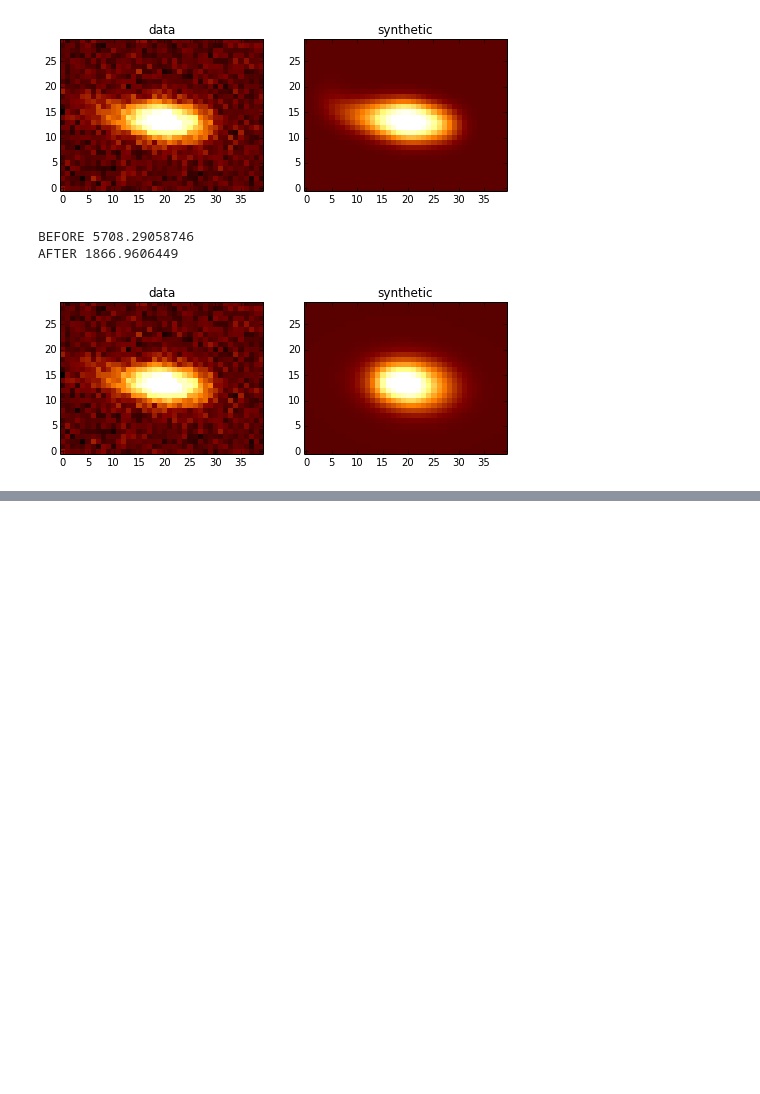
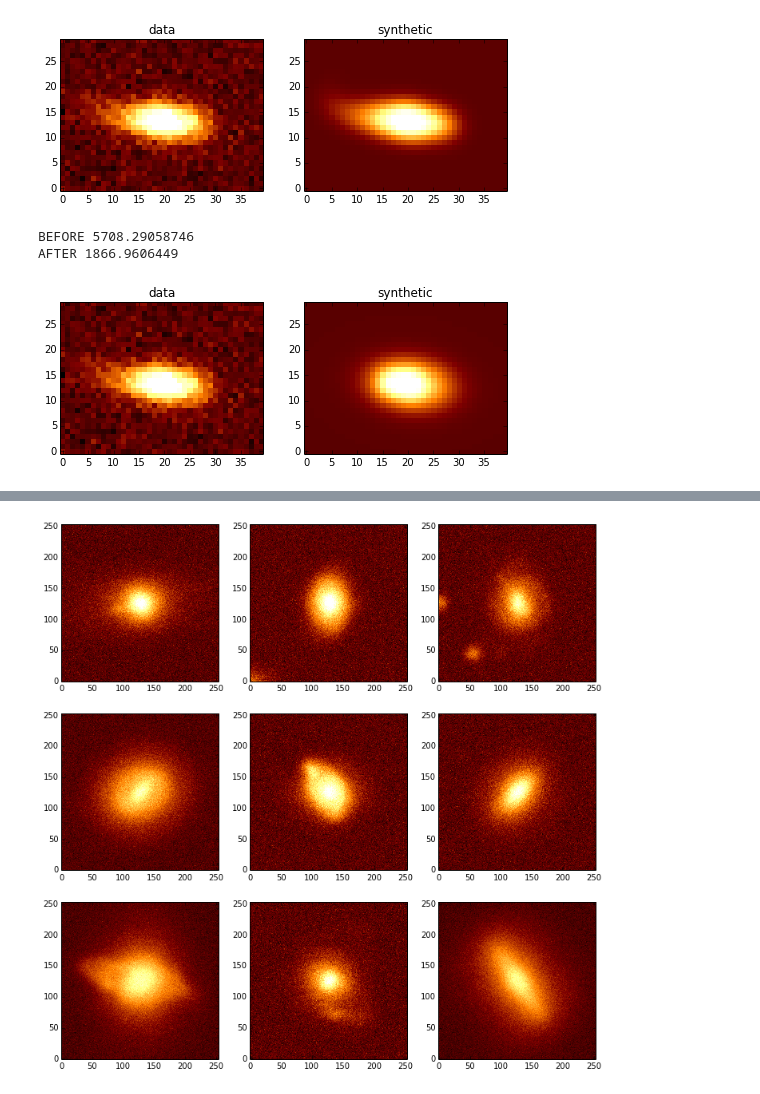
Before and after one commit to davidwhogg/DeprojectAllGalaxies, a Jupyter notebook: astrohack_projections.ipynb, the cells around one changed output, grey strips where cells are left out. Cells and saved outputs as stored; diff of their text form; code cells hidden in the pictures; blank space fills up the shorter version.

Commit message:
added illustrise simulations results and their fitting

```diff
--- a/astrohack_projections.ipynb
+++ b/astrohack_projections.ipynb
@@ -249,0 +239,46 @@ after B 1295.51157742
+# %%
+% matplotlib inline
+import matplotlib
+import matplotlib.pyplot as plt
+import numpy
+import numpy as np
+
+kwargs = {"interpolation": "nearest",
+          "cmap": "afmhot",
+          "origin": "lower"}
+
+matplotlib.rcParams['figure.figsize'] = 12, 12
+
+# plot a sample of Illustris galaxies
+import glob
+import matplotlib.image as mpimg
+import astrohack_projections
+reload(astrohack_projections)
+
+g = glob.glob("/Users/dalyabaron/Copy/Astrophysics/python/new_scripts/new_scripts/DeprojectAllGalaxies/*.png")
+
+psf = astrohack_projections.mixture_of_gaussians(2)
+psf.add_gaussian(1., np.array([0., 0.]), np.eye(2)*1.)
+
+for i,path in enumerate(g):
+    data = mpimg.imread(path)
+    data_sum = numpy.sum(data, axis=2)
+    # psf the data manually since we don't have an actual convolve model
+    data_sum = gaussian_filter(data_sum, 5)
+
+    image = astrohack_projections.image_model()
+    image.set_shape(data_sum.shape)
+    image.set_data(data_sum)
+    image.set_synthetic(data_sum)
+    image.set_ivar(np.ones(image.get_shape()) * 50)
+    image.add_random_noise()
+
+    a, mid = np.percentile(image.get_data(), [25., 50.])
+    ran = mid - a
+    vmin = mid - 5. * ran
+    vmax = mid + 20. * ran
+
+    plt.subplot(3, 3, i+1)
+    plt.imshow(image.get_data(), vmin=vmin, vmax=vmax, **kwargs)
+# %% [output]
+[figure, added]
```
Also changed, not shown: parts of 5 cells of this notebook, 1 other file.
